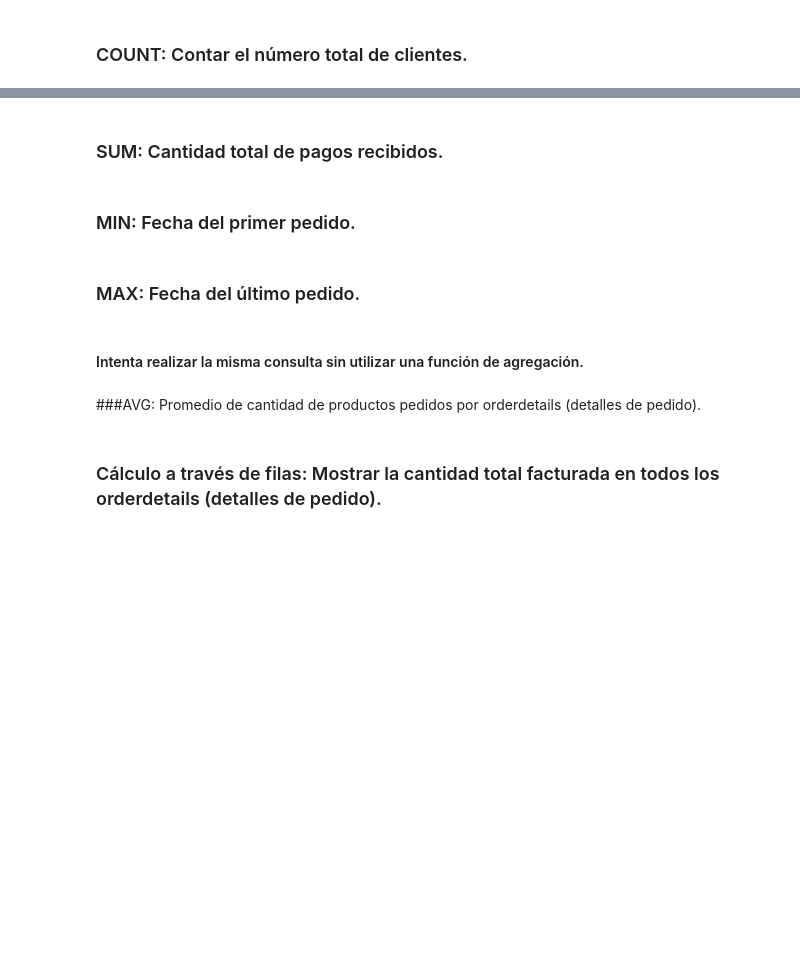
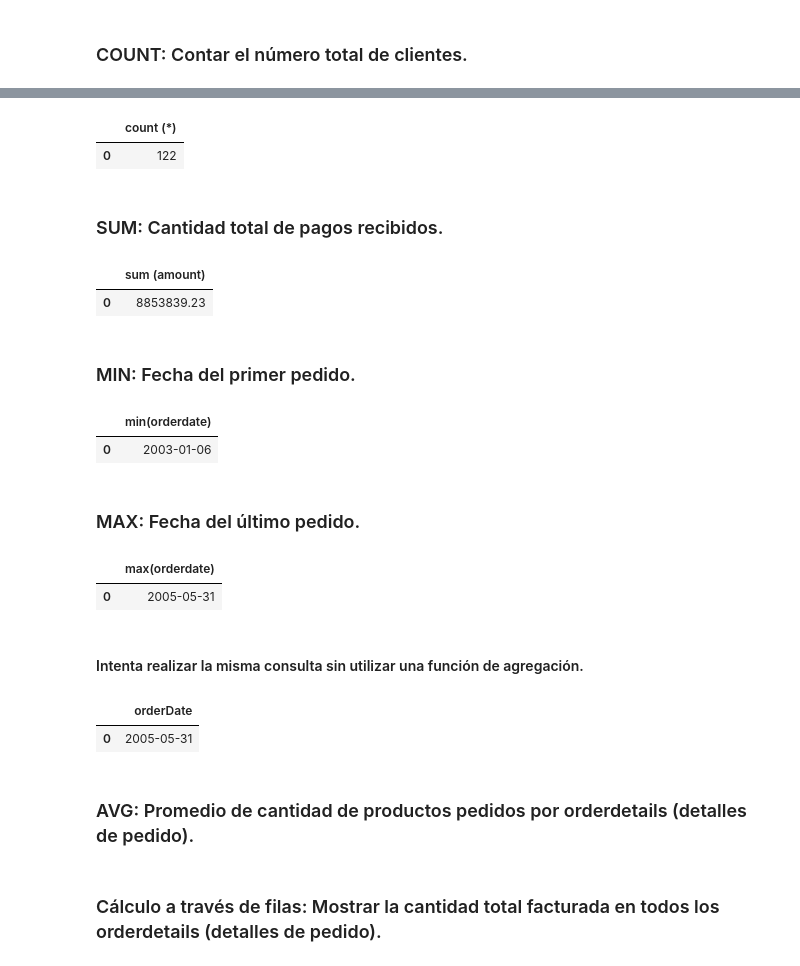
Before and after one commit to Unbiunio/SQL_practice, a Jupyter notebook: ClassicModels_curso_SQL.ipynb, the cells around one changed output, grey strips where cells are left out. Drawn from its saved outputs; the diff is of its cells as text; code cells hidden in the pictures; blank space fills up the shorter version.

```diff
--- a/ClassicModels_curso_SQL.ipynb
+++ b/ClassicModels_curso_SQL.ipynb
@@ -531,13 +541,64 @@ pd.read_sql(q,con)
+# %%
+q= '''
+SELECT count (*)
+From customers
+
+'''
+pd.read_sql(q,con)
+# %% [output]
+|  | count (*) |
+| 0 | 122 |
 # %% [markdown]
 ### SUM: Cantidad total de pagos recibidos.
+# %%
+q= '''
+SELECT sum (amount)
+From payments
+
+'''
+pd.read_sql(q,con)
+# %% [output]
+|  | sum (amount) |
+| 0 | 8853839.23 |
 # %% [markdown]
 ### MIN: Fecha del primer pedido.
+# %%
+q= '''
+SELECT min(orderdate)
+From orders
+
+'''
+pd.read_sql(q,con)
+# %% [output]
+|  | min(orderdate) |
+| 0 | 2003-01-06 |
 # %% [markdown]
 ### MAX: Fecha del último pedido.
+# %%
+q= '''
+SELECT max(orderdate)
+From orders
+
+'''
+pd.read_sql(q,con)
+# %% [output]
+|  | max(orderdate) |
+| 0 | 2005-05-31 |
 # %% [markdown]
 #### Intenta realizar la misma consulta sin utilizar una función de agregación.
+# %%
+q= '''
+SELECT orderdate
+From orders
+order by orderdate desc limit 1
+
+'''
+pd.read_sql(q,con)
+# %% [output]
+|  | orderDate |
+| 0 | 2005-05-31 |
 # %% [markdown]
-###AVG: Promedio de cantidad de productos pedidos por orderdetails (detalles de pedido).
+### AVG: Promedio de cantidad de productos pedidos por orderdetails (detalles de pedido).
 # %% [markdown]
 ### Cálculo a través de filas: Mostrar la cantidad total facturada en todos los orderdetails (detalles de pedido).
 # %% [markdown]
```
Also changed, not shown: parts of 1 cell of this notebook, 1 other file.
